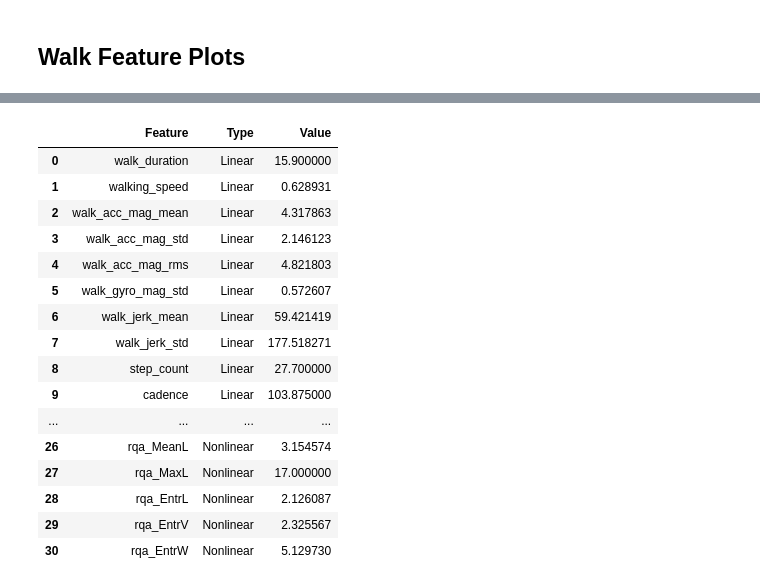
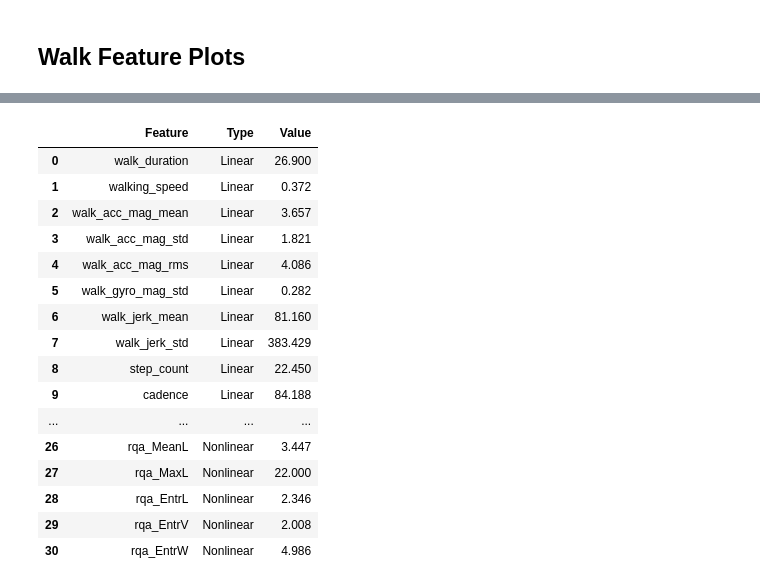
Before and after one commit to ahmedazhar2299/my-walk-sentinal, a Jupyter notebook: walk_validation.ipynb, the cells around one changed output, grey strips where cells are left out. Cells and saved outputs as stored; diff of their text form; code cells hidden in the pictures.

```diff
--- a/walk_validation.ipynb
+++ b/walk_validation.ipynb
@@ -16,9 +16,9 @@ from imu_features.config import PipelineConfig
 import validation_plots.shared_validation as sv
 # %%
 DATA_ROOT = Path("Data")
-PATIENT_ID = "patient_111"
+PATIENT_ID = "patient_103"
 DATE = None             # e.g. "2026-03-08" or None => latest
-USE_TKINTER_CHOOSER = False      # set True to open folder chooser UI
+USE_TKINTER_CHOOSER = True      # set True to open folder chooser UI
 
 PLOT_PARAMS = {
     "plot_walk_histogram": True,
@@ -26,7 +26,7 @@ PLOT_PARAMS = {
     "walk_compare_fs_hz": 10,
     "walk_compare_min_amp": 0.30,          # fallback only
     "walk_compare_threshold_k": 1.0,
-    "walk_compare_min_t_sec": 3.0,
+    "walk_compare_min_t_sec": 1.0,
     "walk_compare_step_freq_hz": (0.8, 2.3),
     "window_gate": {
         "window_sec": 1.0,
@@ -271,47 +270,64 @@ walk_feature_specs = [
     ("walk_gyro_mag_std", "Linear"),
     ("walk_jerk_mean", "Linear"),
     ("walk_jerk_std", "Linear"),
     ("step_count", "Linear"),
     ("cadence", "Linear"),
     ("mean_step_time", "Linear"),
     ("step_time_std", "Linear"),
     ("step_time_cv", "Linear"),
     ("step_regularity", "Linear"),
     ("stride_regularity", "Linear"),
     ("walk_dominant_frequency", "Linear"),
     ("walk_spectral_entropy", "Nonlinear"),
 ]
 walk_feature_specs.extend((feature, "Nonlinear") for feature in WALK_NONLINEAR_FEATURE_NAMES)
 
 if WALK_DF is not None and WALK_META is not None:
     walk_features = extract_walk_features(WALK_DF, WALK_META, PIPELINE_CONFIG)
     walk_features.update(extract_walk_nonlinear_features(WALK_DF, WALK_META, PIPELINE_CONFIG))
+
+    # Keep the table aligned with the plotted validation summary from the same selected segment.
+    if walk_summaries:
+        walk_summary = walk_summaries[0]
+        walk_features["walk_duration"] = walk_summary.get("duration_s", np.nan)
+        walk_features["step_count"] = walk_summary.get("step_count", np.nan)
+        walk_features["cadence"] = walk_summary.get("cadence", np.nan)
+        duration = walk_features.get("walk_duration", np.nan)
+        walk_features["walking_speed"] = (
+            PIPELINE_CONFIG.walk_distance_m / duration
+            if np.isfinite(duration) and duration > 0
+            else np.nan
+        )
+
     walk_feature_table = pd.DataFrame([
         {
             "Feature": feature,
             "Type": feature_type,
             "Value": walk_features.get(feature, np.nan),
         }
         for feature, feature_type in walk_feature_specs
     ])
-    display(walk_feature_table)
+    walk_feature_table["Value"] = pd.to_numeric(walk_feature_table["Value"], errors="coerce")
+    walk_display_table = walk_feature_table.copy()
+    walk_display_table["Value"] = walk_display_table["Value"].map(lambda value: f"{value:.3f}" if pd.notna(value) else np.nan)
+    display(walk_display_table)
 else:
     print("[SKIP] walk feature table: walk file not loaded")
 # %% [output]
 |  | Feature | Type | Value |
-| 0 | walk_duration | Linear | 15.900000 |
-| 1 | walking_speed | Linear | 0.628931 |
-| 2 | walk_acc_mag_mean | Linear | 4.317863 |
-| 3 | walk_acc_mag_std | Linear | 2.146123 |
-| 4 | walk_acc_mag_rms | Linear | 4.821803 |
-| 5 | walk_gyro_mag_std | Linear | 0.572607 |
-| 6 | walk_jerk_mean | Linear | 59.421419 |
-| 7 | walk_jerk_std | Linear | 177.518271 |
-| 8 | step_count | Linear | 27.700000 |
-| 9 | cadence | Linear | 103.875000 |
+| 0 | walk_duration | Linear | 26.900 |
+| 1 | walking_speed | Linear | 0.372 |
+| 2 | walk_acc_mag_mean | Linear | 3.657 |
+| 3 | walk_acc_mag_std | Linear | 1.821 |
+| 4 | walk_acc_mag_rms | Linear | 4.086 |
+| 5 | walk_gyro_mag_std | Linear | 0.282 |
+| 6 | walk_jerk_mean | Linear | 81.160 |
+| 7 | walk_jerk_std | Linear | 383.429 |
+| 8 | step_count | Linear | 22.450 |
+| 9 | cadence | Linear | 84.188 |
 | ... | ... | ... | ... |
-| 26 | rqa_MeanL | Nonlinear | 3.154574 |
-| 27 | rqa_MaxL | Nonlinear | 17.000000 |
-| 28 | rqa_EntrL | Nonlinear | 2.126087 |
-| 29 | rqa_EntrV | Nonlinear | 2.325567 |
-| 30 | rqa_EntrW | Nonlinear | 5.129730 |
+| 26 | rqa_MeanL | Nonlinear | 3.447 |
+| 27 | rqa_MaxL | Nonlinear | 22.000 |
+| 28 | rqa_EntrL | Nonlinear | 2.346 |
+| 29 | rqa_EntrV | Nonlinear | 2.008 |
+| 30 | rqa_EntrW | Nonlinear | 4.986 |
```
Also changed, not shown: parts of 7 cells of this notebook, 9 other files.
